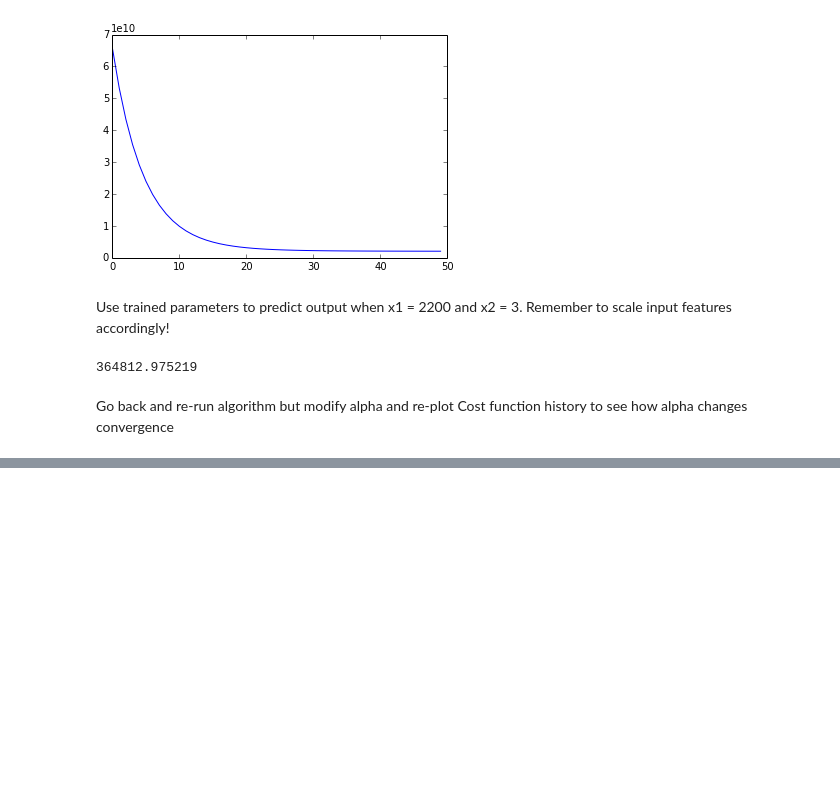
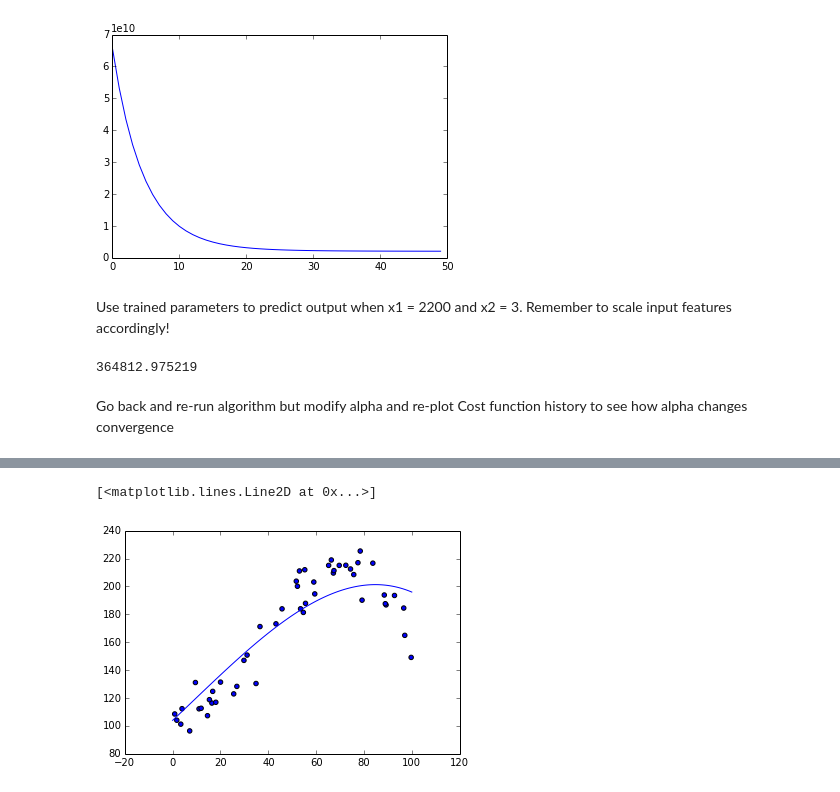
Before and after one commit to dwpsutton/ASI_excercises, a Jupyter notebook: ML/Linear Regression with Multiple Features.ipynb, the cells around one changed output, grey strips where cells are left out. Drawn from its saved outputs; the diff is of its cells as text; code cells hidden in the pictures; blank space fills up the shorter version.

```diff
--- a/ML/Linear Regression with Multiple Features.ipynb
+++ b/ML/Linear Regression with Multiple Features.ipynb
@@ -149,0 +169,10 @@ Go back and re-run algorithm but modify alpha and re-plot Cost function history
+# %%
+X_mean = df2.X.mean()
+X2_mean = df2.X2.mean()
+X3_mean = df2.X3.mean()
+X_std = df2.X.std()
+X2_std = df2.X2.std()
+X3_std = df2.X3.std()
+df2['X_scaled'] =  ( df2.X - X_mean ) / X_std
+df2['X2_scaled'] =  ( df2.X2 - X2_mean ) / X2_std
+df2['X3_scaled'] =  ( df2.X3 - X3_mean ) / X3_std
@@ -149,0 +220,15 @@ Go back and re-run algorithm but modify alpha and re-plot Cost function history
+# %%
+xpvec = np.linspace(0,100,100)
+xpvec2 = xpvec**2
+xpvec3 = xpvec**3
+xpvec_scaled = (xpvec - X_mean) / X_std
+xpvec2_scaled = (xpvec2 - X2_mean) / X2_std
+xpvec3_scaled = (xpvec3 - X3_mean) / X3_std
+
+ypred = theta_0 + theta_1*xpvec_scaled + theta_2*xpvec2_scaled + theta_3*xpvec3_scaled
+
+plt.scatter(df2.X,df2.Y)
+plt.plot(xpvec,ypred)
+# %% [output]
+[<matplotlib.lines.Line2D at 0x...>]
+[figure, added]
```
Also changed, not shown: parts of 7 cells of this notebook.
